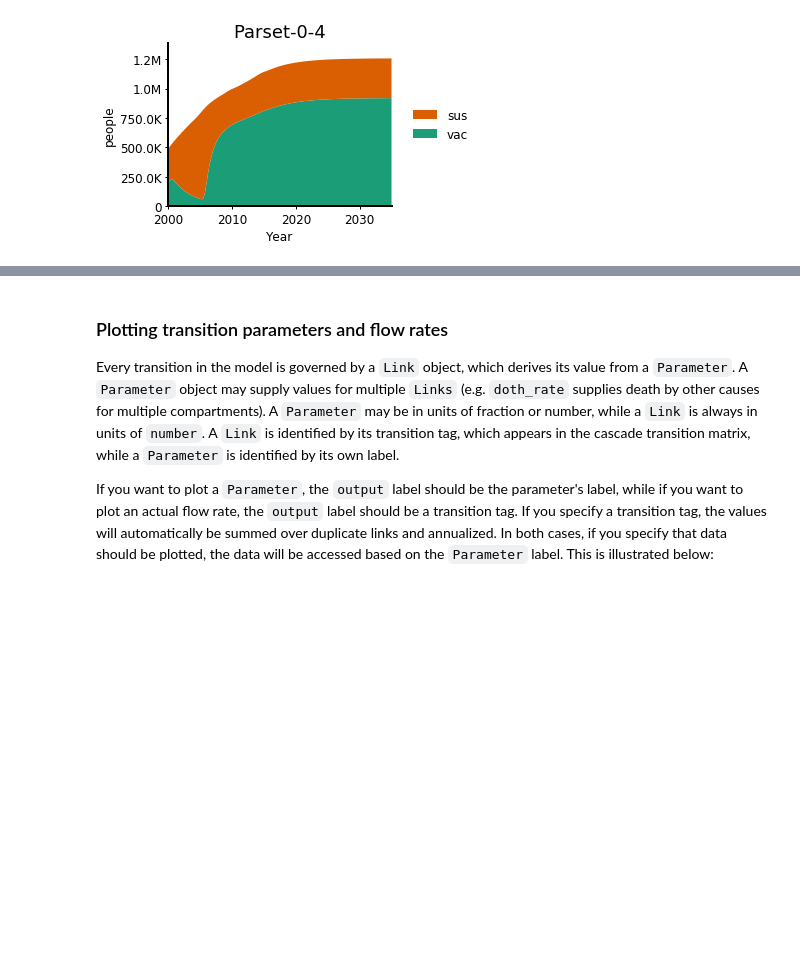
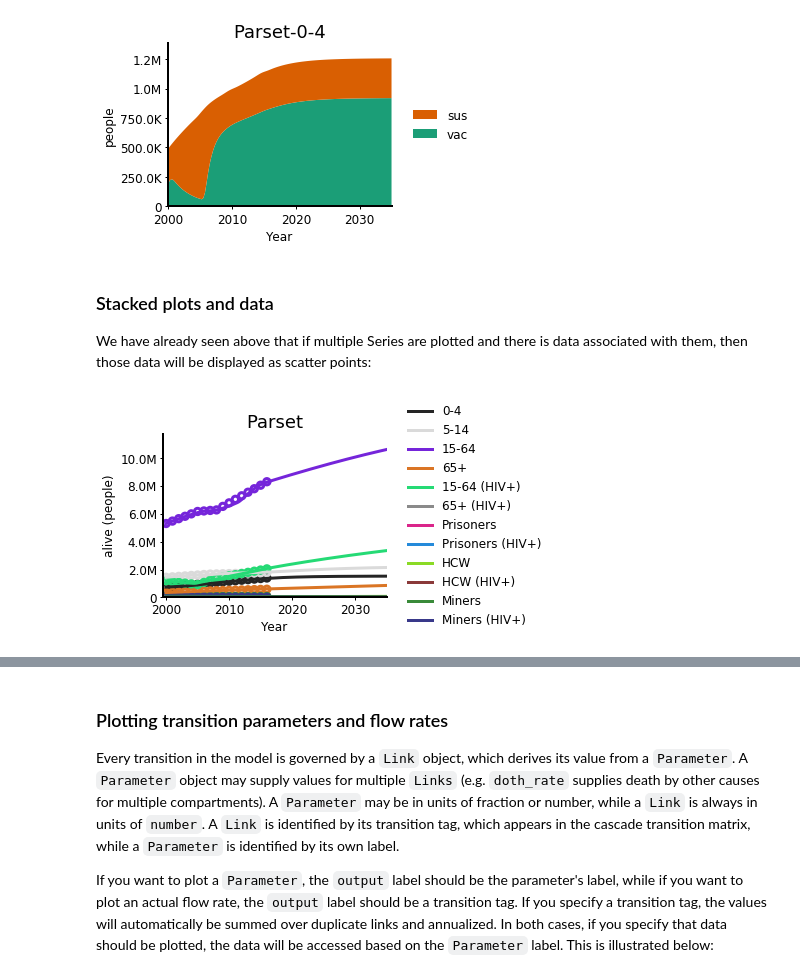
Before and after one commit to optimamodel/optima-tb, a Jupyter notebook: doc/plotting2.ipynb, the cells around one changed output, grey strips where cells are left out. Drawn from its saved outputs; the diff is of its cells as text; code cells hidden in the pictures; blank space fills up the shorter version.

Commit message:
Add ability to plot data on stacked plots

```diff
--- a/doc/plotting2.ipynb
+++ b/doc/plotting2.ipynb
@@ -389,3 +389,12 @@ d = oplt2.PlotData(par_results,pops=['0-4'],outputs=['vac','sus'])
 figs = oplt2.plotSeries(d,plot_type='stacked')
 # %% [output]
 [figure]
+# %% [markdown]
+### Stacked plots and data
+
+We have already seen above that if multiple Series are plotted and there is data associated with them, then those data will be displayed as scatter points:
+# %%
+d = oplt2.PlotData(par_results,outputs=['alive'])
+figs = oplt2.plotSeries(d,axis='pops',plot_type='line',data=proj.data)
+# %% [output]
+[figure, added]
```
Also changed, not shown: parts of 18 cells of this notebook, 4 other files.
